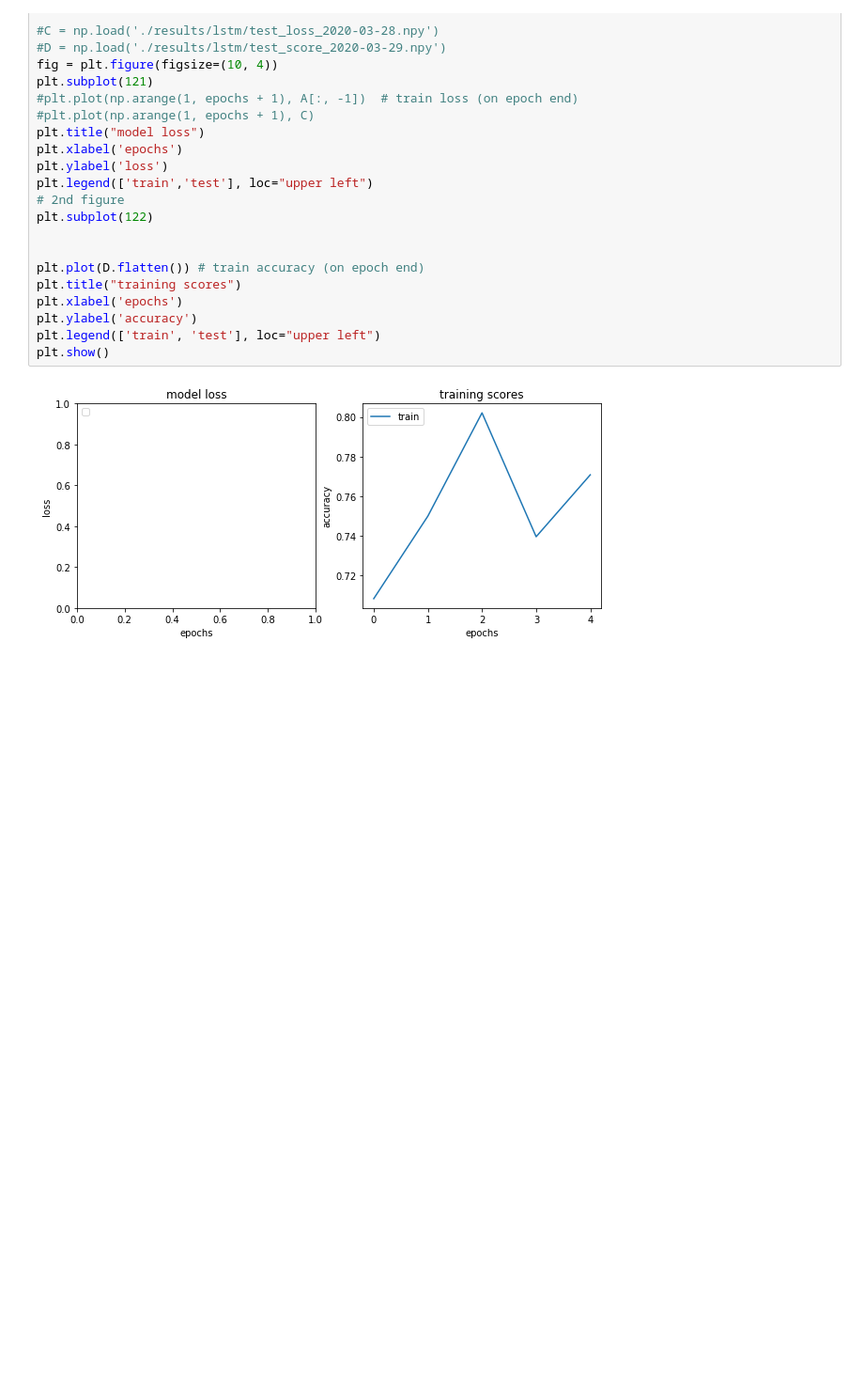
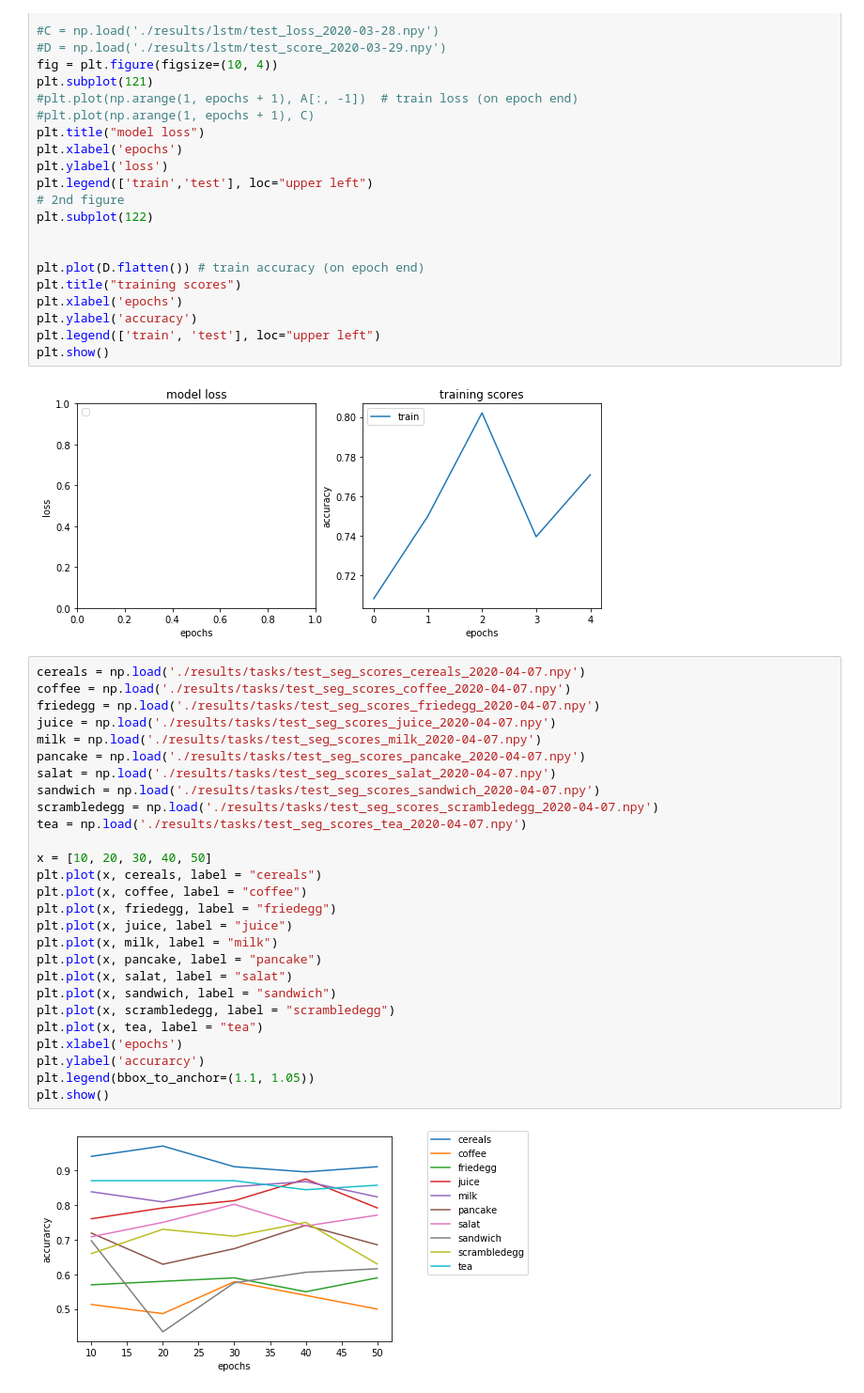
Before and after one commit to helloxy96/CS5242_Project2020, a Jupyter notebook: Tasks_train.ipynb, the cells around one changed output. Shown at 94% size. Cells and saved outputs as stored; diff of their text form; blank space fills up the shorter version.

Commit message:
add task inference

```diff
--- a/Tasks_train.ipynb
+++ b/Tasks_train.ipynb
@@ -291,3 +291,32 @@ plt.legend(['train', 'test'], loc="upper left")
 plt.show()
 # %% [output]
 [figure]
+# %%
+cereals = np.load('./results/tasks/test_seg_scores_cereals_2020-04-07.npy')
+coffee = np.load('./results/tasks/test_seg_scores_coffee_2020-04-07.npy')
+friedegg = np.load('./results/tasks/test_seg_scores_friedegg_2020-04-07.npy')
+juice = np.load('./results/tasks/test_seg_scores_juice_2020-04-07.npy')
+milk = np.load('./results/tasks/test_seg_scores_milk_2020-04-07.npy')
+pancake = np.load('./results/tasks/test_seg_scores_pancake_2020-04-07.npy')
+salat = np.load('./results/tasks/test_seg_scores_salat_2020-04-07.npy')
+sandwich = np.load('./results/tasks/test_seg_scores_sandwich_2020-04-07.npy')
+scrambledegg = np.load('./results/tasks/test_seg_scores_scrambledegg_2020-04-07.npy')
+tea = np.load('./results/tasks/test_seg_scores_tea_2020-04-07.npy')
+
+x = [10, 20, 30, 40, 50]
+plt.plot(x, cereals, label = "cereals")
+plt.plot(x, coffee, label = "coffee")
+plt.plot(x, friedegg, label = "friedegg")
+plt.plot(x, juice, label = "juice")
+plt.plot(x, milk, label = "milk")
+plt.plot(x, pancake, label = "pancake")
+plt.plot(x, salat, label = "salat")
+plt.plot(x, sandwich, label = "sandwich")
+plt.plot(x, scrambledegg, label = "scrambledegg")
+plt.plot(x, tea, label = "tea")
+plt.xlabel('epochs')
+plt.ylabel('accurarcy')
+plt.legend(bbox_to_anchor=(1.1, 1.05))
+plt.show()
+# %% [output]
+[figure, added]
```
Also changed, not shown: parts of 1 cell of this notebook, 16 other files.
